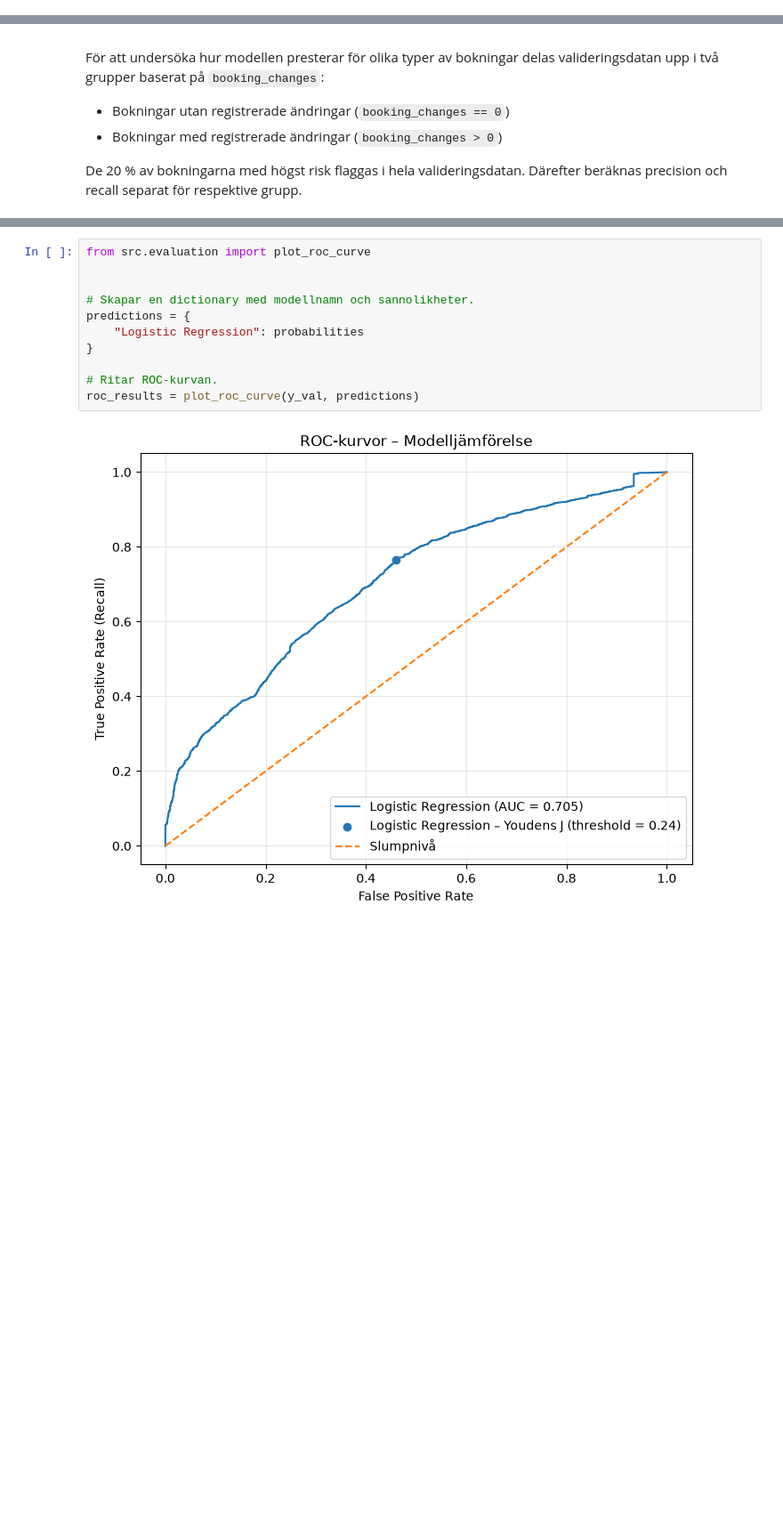
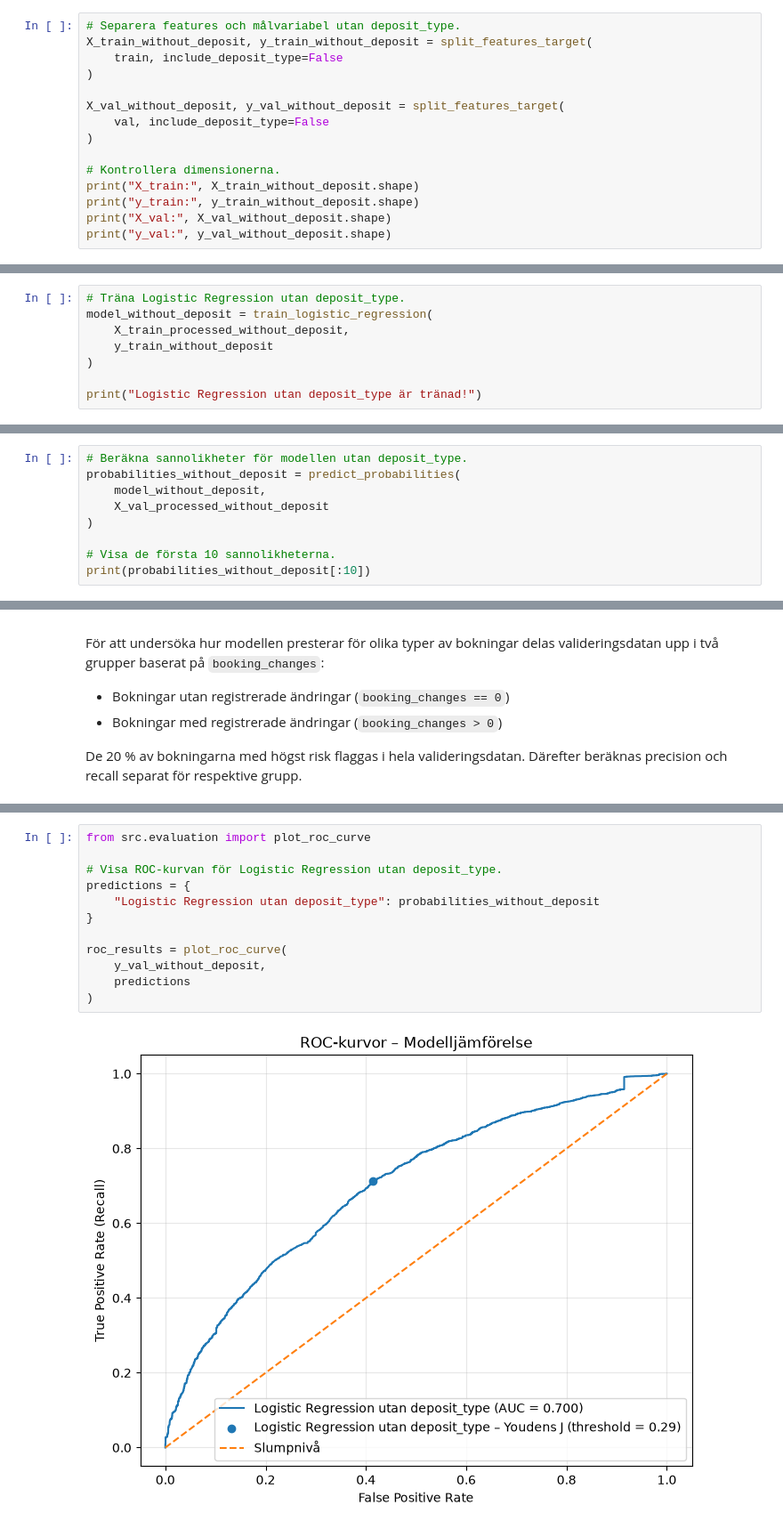
Before and after one commit to Shara-Hysen/data-science-group-project, a Jupyter notebook: notebooks/04_logistic_regression_demo.ipynb, the cells around one changed output, grey strips where cells are left out. Shown at 89% size. Cells and saved outputs as stored; diff of their text form; blank space fills up the shorter version.

Commit message:
Update baseline and logistic regression experiments

```diff
--- a/notebooks/04_logistic_regression_demo.ipynb
+++ b/notebooks/04_logistic_regression_demo.ipynb
@@ -164,0 +199,15 @@ F1_score: 44.56%
+# %%
+# Separera features och målvariabel utan deposit_type.
+X_train_without_deposit, y_train_without_deposit = split_features_target(
+    train, include_deposit_type=False
+)
+
+X_val_without_deposit, y_val_without_deposit = split_features_target(
+    val, include_deposit_type=False
+)
+
+# Kontrollera dimensionerna.
+print("X_train:", X_train_without_deposit.shape)
+print("y_train:", y_train_without_deposit.shape)
+print("X_val:", X_val_without_deposit.shape)
+print("y_val:", y_val_without_deposit.shape)
@@ -164,0 +241,8 @@ F1_score: 44.56%
+# %%
+# Träna Logistic Regression utan deposit_type.
+model_without_deposit = train_logistic_regression(
+    X_train_processed_without_deposit,
+    y_train_without_deposit
+)
+
+print("Logistic Regression utan deposit_type är tränad!")
@@ -164,0 +251,9 @@ F1_score: 44.56%
+# %%
+# Beräkna sannolikheter för modellen utan deposit_type.
+probabilities_without_deposit = predict_probabilities(
+    model_without_deposit,
+    X_val_processed_without_deposit
+)
+
+# Visa de första 10 sannolikheterna.
+print(probabilities_without_deposit[:10])
@@ -247,14 +434,15 @@ plot_confusion_matrix(y_val, y_pred)
 # %%
 from src.evaluation import plot_roc_curve
 
-
-# Skapar en dictionary med modellnamn och sannolikheter.
+# Visa ROC-kurvan för Logistic Regression utan deposit_type.
 predictions = {
-    "Logistic Regression": probabilities
+    "Logistic Regression utan deposit_type": probabilities_without_deposit
 }
 
-# Ritar ROC-kurvan.
-roc_results = plot_roc_curve(y_val, predictions)
+roc_results = plot_roc_curve(
+    y_val_without_deposit,
+    predictions
+)
 # %% [output]
-[figure, old version]
+[figure, new version]
 # %%
```
Also changed, not shown: parts of 30 cells of this notebook, 2 other files.
